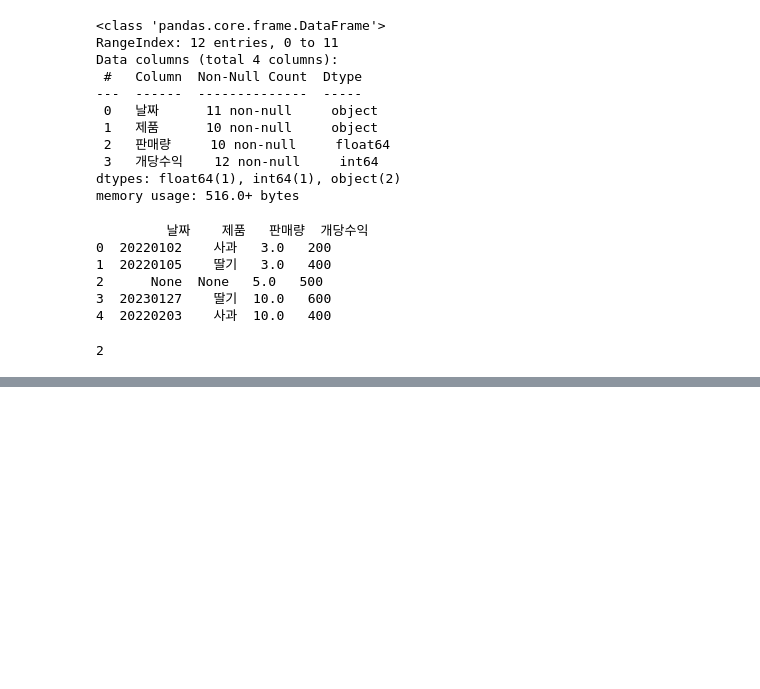
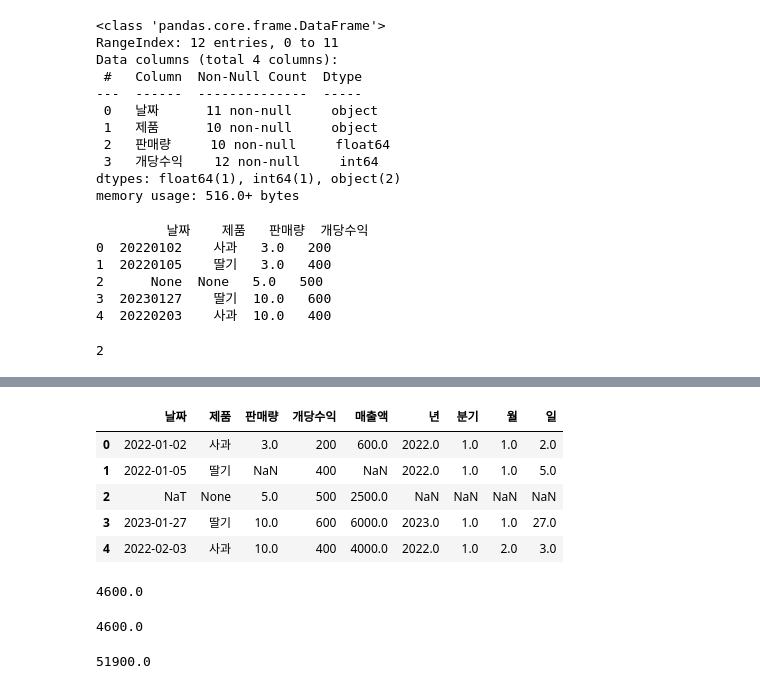
Before and after one commit to va4756/yemoon_bigdata_test, a Jupyter notebook: bigdata_예문_작업1_example1.ipynb, the cells around one changed output, grey strips where cells are left out. Saved outputs shown, nothing was run; the diff lists cells and outputs as text; code cells hidden in the pictures; blank space fills up the shorter version.

```diff
--- a/bigdata_예문_작업1_example1.ipynb
+++ b/bigdata_예문_작업1_example1.ipynb
@@ -518,4 +520,7 @@ print(int(result))
 # %% [output]
 2
 # %%
-#문제25)  22년 1분기 사과 매출액을 구하시오.
+#문제25)  22년 1분기 사과 매출액을 구하시오. 매출액=판매량*개당수익
+df1 = df.copy()
+df1['매출액'] = df1['판매량'] * df['개당수익']
+df1.head()
@@ -521,0 +534,3 @@ print(int(result))
+# %%
+df1['날짜'] = pd.to_datetime(df1['날짜'])
+print(df1.info())
@@ -521,0 +551,39 @@ print(int(result))
+# %%
+# 풀이1
+df1['년'] = df1['날짜'].dt.year
+df1['분기'] = df1['날짜'].dt.quarter
+df1['월'] = df1['날짜'].dt.month
+df1['일'] = df1['날짜'].dt.day
+
+df1.head()
+# %% [output]
+|  | 날짜 | 제품 | 판매량 | 개당수익 | 매출액 | 년 | 분기 | 월 | 일 |
+| 0 | 2022-01-02 | 사과 | 3.0 | 200 | 600.0 | 2022.0 | 1.0 | 1.0 | 2.0 |
+| 1 | 2022-01-05 | 딸기 | NaN | 400 | NaN | 2022.0 | 1.0 | 1.0 | 5.0 |
+| 2 | NaT | None | 5.0 | 500 | 2500.0 | NaN | NaN | NaN | NaN |
+| 3 | 2023-01-27 | 딸기 | 10.0 | 600 | 6000.0 | 2023.0 | 1.0 | 1.0 | 27.0 |
+| 4 | 2022-02-03 | 사과 | 10.0 | 400 | 4000.0 | 2022.0 | 1.0 | 2.0 | 3.0 |
+# %%
+cond1 = (df1['년'] == 2022)
+cond2 = (df1['분기'] == 1)
+cond3 = (df1['제품'] == '사과')
+result = df1[cond1 & cond2 & cond3]['매출액'].sum()
+print(result)
+# %% [output]
+4600.0
+# %%
+# 풀이2
+cond1 = (df1['날짜'].between('2022-01-01', '2022-04-01'))
+cond2 = (df1['제품'] == '사과')
+result = df1[cond1 & cond2]['매출액'].sum()
+print(result)
+# %% [output]
+4600.0
+# %%
+#문제26) `22년과 `23년의 총 매출액의 차이를 절대값으로 구하시오.
+cond1 = df1[(df1['년']== 2022)]['매출액'].sum()
+cond2 = df1[(df1['년'] == 2023)]['매출액'].sum()
+result = abs(cond1 - cond2)
+result
+# %% [output]
+51900.0
```
Also changed, not shown: parts of 10 cells of this notebook.
